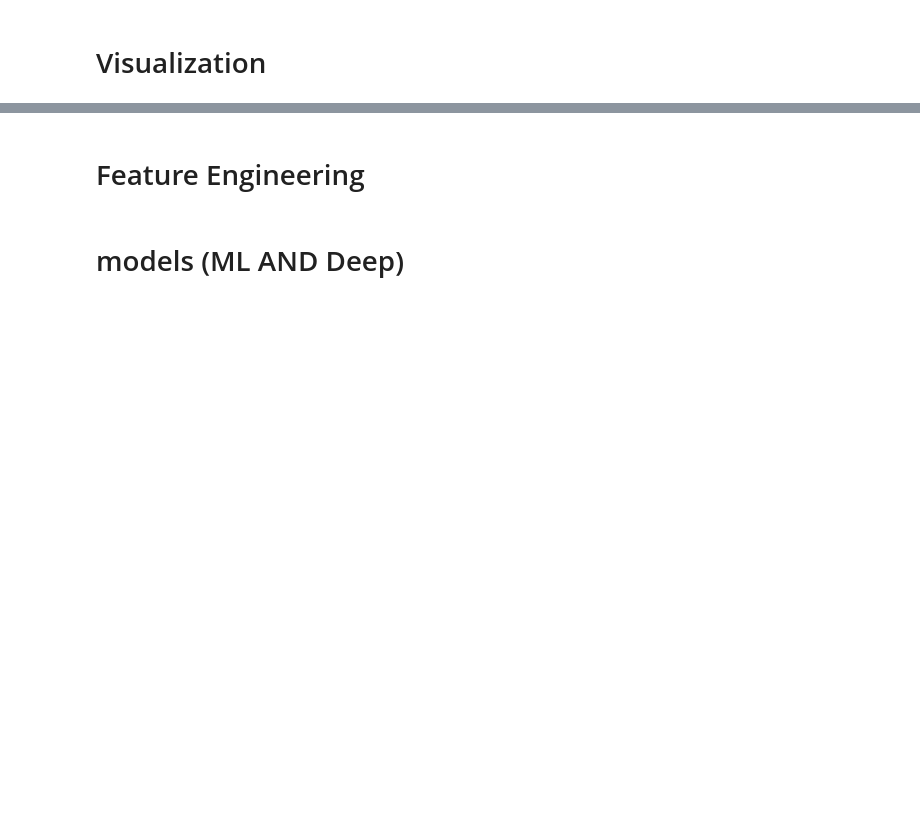
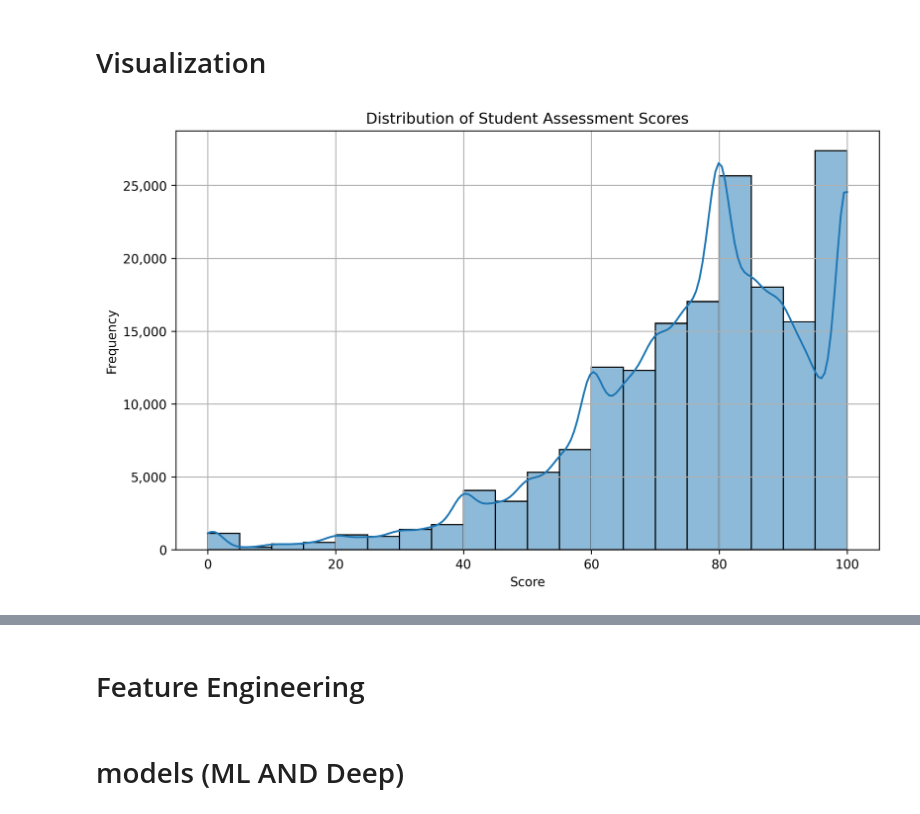
Before and after one commit to noora-ekramy/Open-University-Learning-Analytics-dataset-OULAD-, a Jupyter notebook: Oulad.ipynb, the cells around one changed output, grey strips where cells are left out. Drawn from its saved outputs; the diff is of its cells as text; code cells hidden in the pictures; blank space fills up the shorter version.

```diff
--- a/Oulad.ipynb
+++ b/Oulad.ipynb
@@ -754,2 +770,17 @@ GGG         2013J                     1214   826   3822         87
 # %% [markdown]
 # Visualization
+# %%
+plt.figure(figsize=(10, 6), dpi=300)
+sns.histplot(final_df_cat['score'], bins=20, kde=True)
+
+plt.title('Distribution of Student Assessment Scores')
+plt.xlabel('Score')
+plt.ylabel('Frequency')
+
+# Formatting the y-axis with commas for thousands
+plt.gca().get_yaxis().set_major_formatter(plt.FuncFormatter(lambda x, loc: f'{int(x):,}'))
+
+plt.grid(True)
+plt.show()
+# %% [output]
+[figure, added]
```
Also changed, not shown: parts of 9 cells of this notebook.
